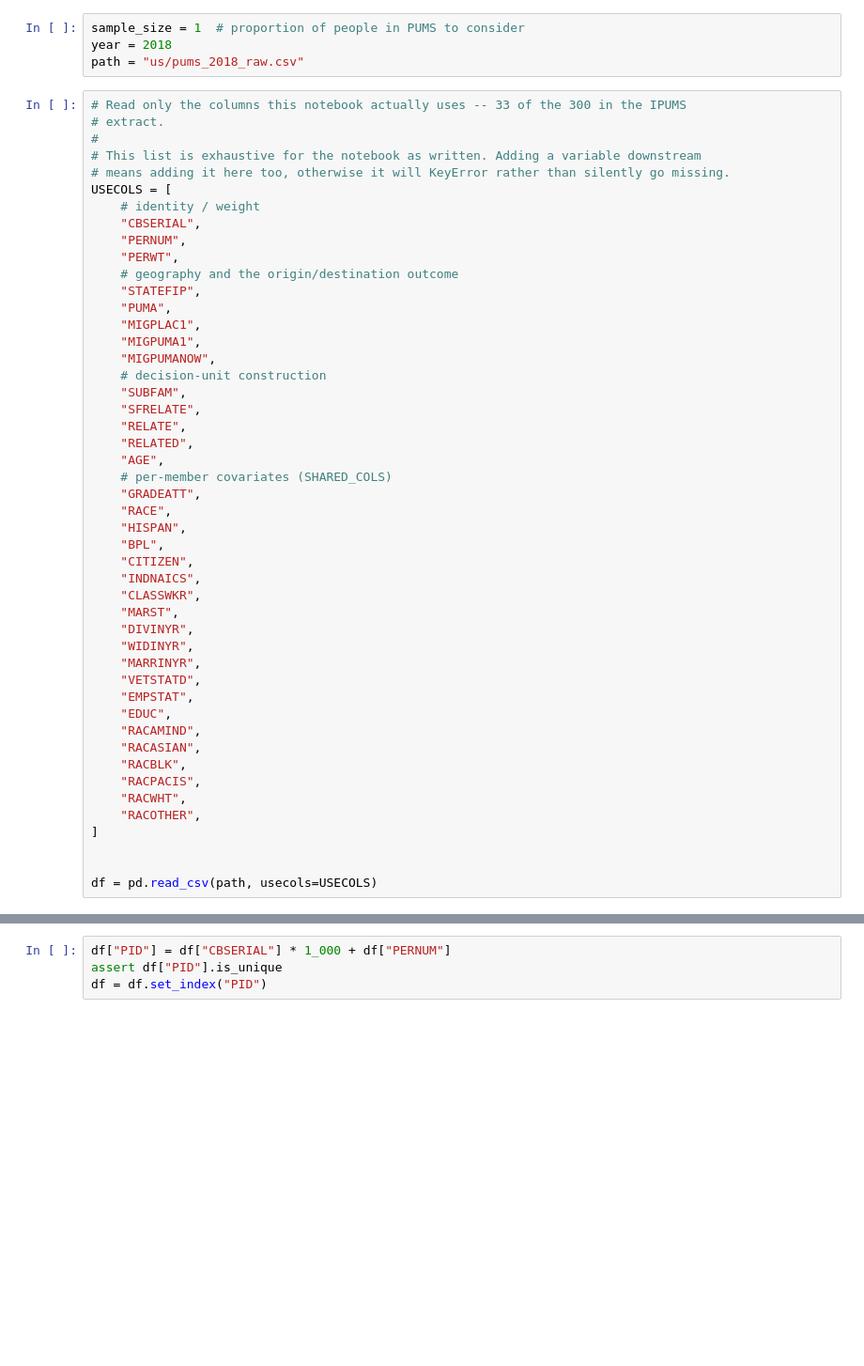
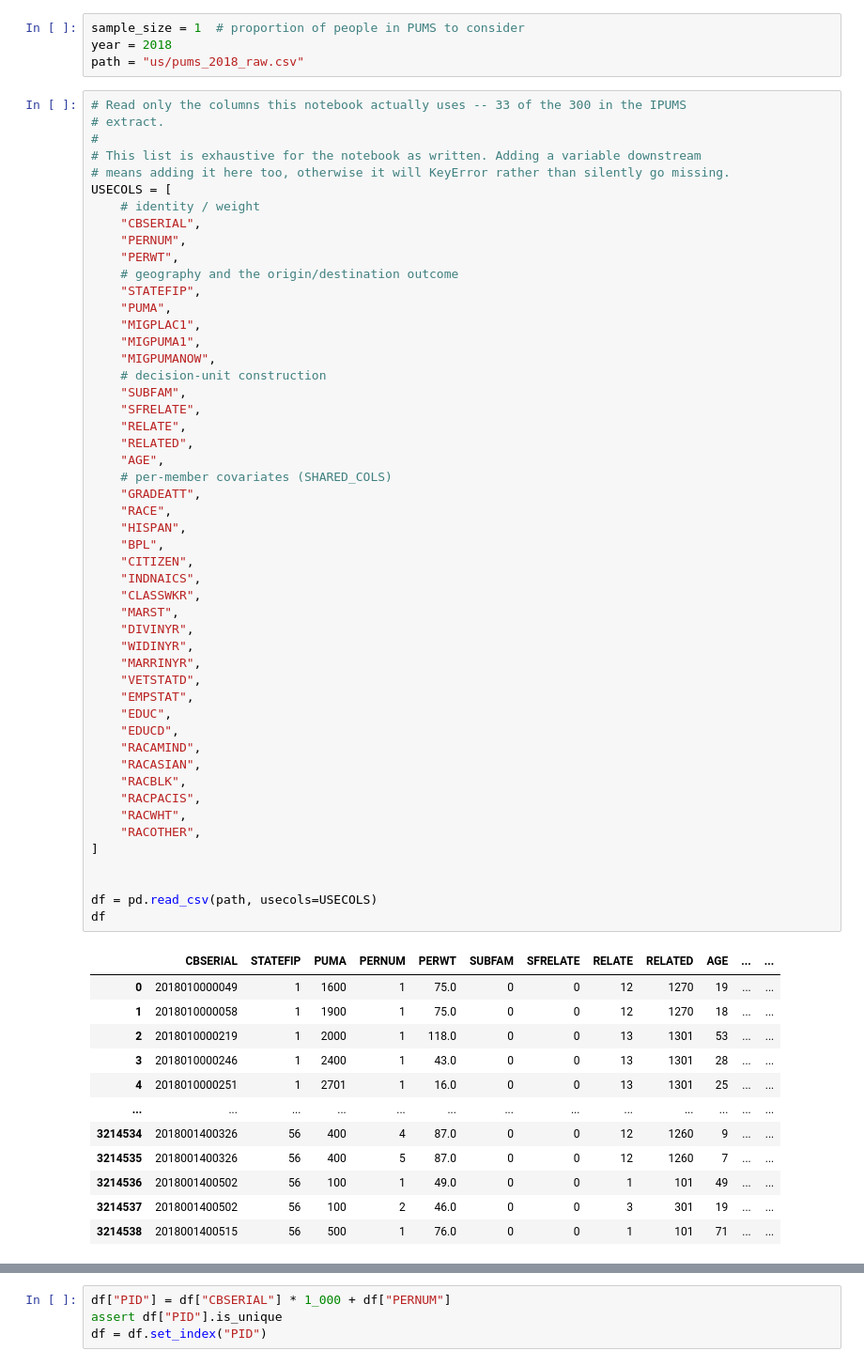
Before and after one commit to yianzhang14/migration, a Jupyter notebook: data/pums/unify_pums.ipynb, the cells around one changed output, grey strips where cells are left out. Shown at 94% size. Saved outputs shown, nothing was run; the diff lists cells and outputs as text; blank space fills up the shorter version.

```diff
--- a/data/pums/unify_pums.ipynb
+++ b/data/pums/unify_pums.ipynb
@@ -35,30 +35,45 @@ USECOLS = [
     "SUBFAM",
     "SFRELATE",
     "RELATE",
     "RELATED",
     "AGE",
     # per-member covariates (SHARED_COLS)
     "GRADEATT",
     "RACE",
     "HISPAN",
     "BPL",
     "CITIZEN",
     "INDNAICS",
     "CLASSWKR",
     "MARST",
     "DIVINYR",
     "WIDINYR",
     "MARRINYR",
     "VETSTATD",
     "EMPSTAT",
     "EDUC",
+    "EDUCD",
     "RACAMIND",
     "RACASIAN",
     "RACBLK",
     "RACPACIS",
     "RACWHT",
     "RACOTHER",
 ]
 
 
 df = pd.read_csv(path, usecols=USECOLS)
+df
+# %% [output]
+|  | CBSERIAL | STATEFIP | PUMA | PERNUM | PERWT | SUBFAM | SFRELATE | RELATE | RELATED | AGE | ... | ... |
+| 0 | 2018010000049 | 1 | 1600 | 1 | 75.0 | 0 | 0 | 12 | 1270 | 19 | ... | ... |
+| 1 | 2018010000058 | 1 | 1900 | 1 | 75.0 | 0 | 0 | 12 | 1270 | 18 | ... | ... |
+| 2 | 2018010000219 | 1 | 2000 | 1 | 118.0 | 0 | 0 | 13 | 1301 | 53 | ... | ... |
+| 3 | 2018010000246 | 1 | 2400 | 1 | 43.0 | 0 | 0 | 13 | 1301 | 28 | ... | ... |
+| 4 | 2018010000251 | 1 | 2701 | 1 | 16.0 | 0 | 0 | 13 | 1301 | 25 | ... | ... |
+| ... | ... | ... | ... | ... | ... | ... | ... | ... | ... | ... | ... | ... |
+| 3214534 | 2018001400326 | 56 | 400 | 4 | 87.0 | 0 | 0 | 12 | 1260 | 9 | ... | ... |
+| 3214535 | 2018001400326 | 56 | 400 | 5 | 87.0 | 0 | 0 | 12 | 1260 | 7 | ... | ... |
+| 3214536 | 2018001400502 | 56 | 100 | 1 | 49.0 | 0 | 0 | 1 | 101 | 49 | ... | ... |
+| 3214537 | 2018001400502 | 56 | 100 | 2 | 46.0 | 0 | 0 | 3 | 301 | 19 | ... | ... |
+| 3214538 | 2018001400515 | 56 | 500 | 1 | 76.0 | 0 | 0 | 1 | 101 | 71 | ... | ... |
```
Also changed, not shown: parts of 22 cells of this notebook, 1 other file.
